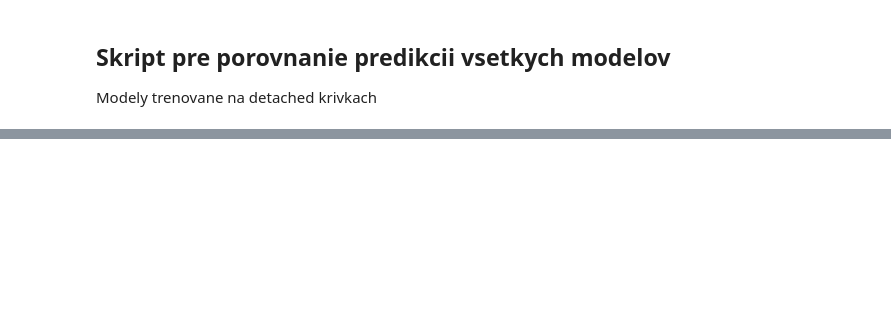
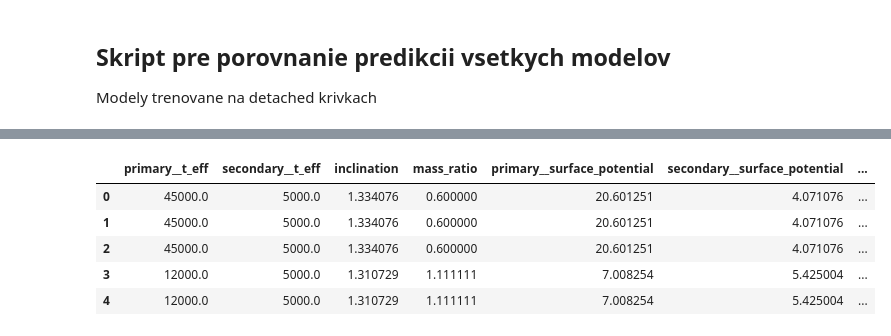
Before and after one commit to AdriNemcikova/DP, a Jupyter notebook: All_model_comparison.ipynb, the cells around one changed output, grey strips where cells are left out. Drawn from its saved outputs; the diff is of its cells as text; code cells hidden in the pictures; blank space fills up the shorter version.

```diff
--- a/All_model_comparison.ipynb
+++ b/All_model_comparison.ipynb
@@ -47,0 +105,34 @@ det_multi_nn = load_model("models/norm_det_multiNN_v5.hdf5")
+# %%
+# Adding noise
+X_n = []
+y_n = []
+for i in range(len(X)):
+    for j in range(3):
+        curve = stochastic_noise_generator(X[i])
+        X_n.append(curve[0])
+        y_n.append(y[i])
+X_n = np.array(X_n)
+y_n=np.array(y_n)
+# %%
+parameters = pd.DataFrame(data=y_n, columns=[
+    "primary__t_eff",
+    "secondary__t_eff",
+    "inclination",
+    "mass_ratio",
+    "primary__surface_potential",
+    "secondary__surface_potential",
+    "t1_t2",
+    "critical_surface_potential",
+    "primary__equivalent_radius",
+    "secondary__equivalent_radius",
+    "primary__filling_factor",
+    "secondary__filling_factor"])
+# %%
+parameters.head()
+# %% [output]
+|  | primary__t_eff | secondary__t_eff | inclination | mass_ratio | primary__surface_potential | secondary__surface_potential | ... |
+| 0 | 45000.0 | 5000.0 | 1.334076 | 0.600000 | 20.601251 | 4.071076 | ... |
+| 1 | 45000.0 | 5000.0 | 1.334076 | 0.600000 | 20.601251 | 4.071076 | ... |
+| 2 | 45000.0 | 5000.0 | 1.334076 | 0.600000 | 20.601251 | 4.071076 | ... |
+| 3 | 12000.0 | 5000.0 | 1.310729 | 1.111111 | 7.008254 | 5.425004 | ... |
+| 4 | 12000.0 | 5000.0 | 1.310729 | 1.111111 | 7.008254 | 5.425004 | ... |
```
Also changed, not shown: parts of 26 cells of this notebook, 4 other files.
